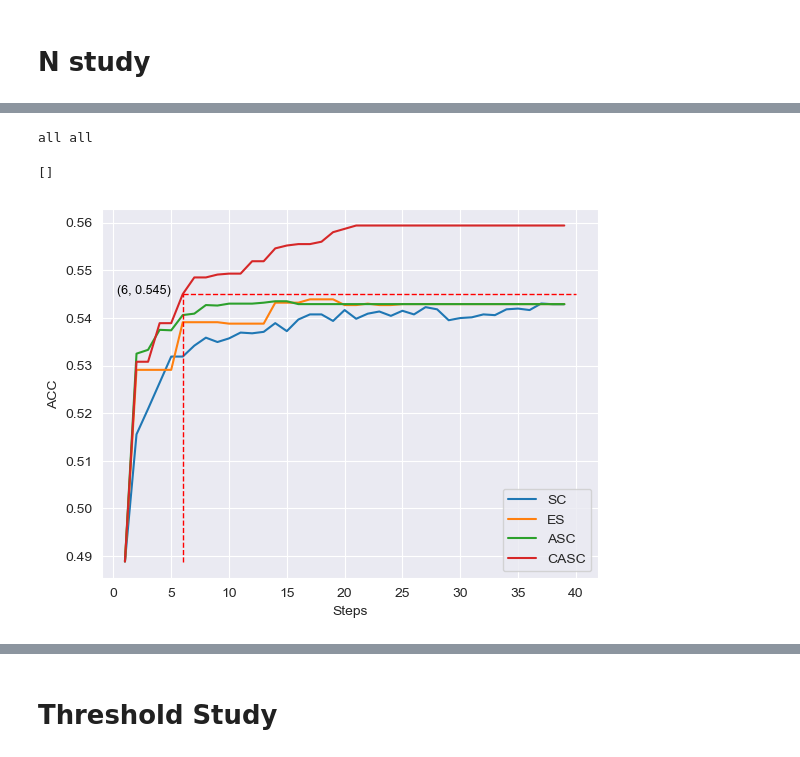
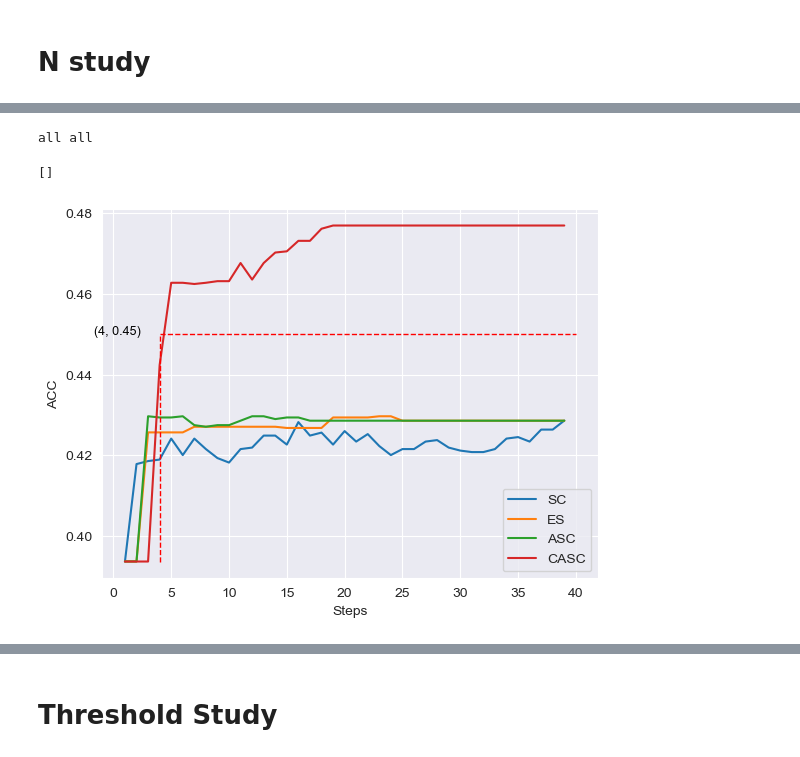
Before and after one commit to wan19990901/SC_conf, a Jupyter notebook: src/experiment_collection/plots.ipynb, the cells around one changed output, grey strips where cells are left out. Drawn from its saved outputs; the diff is of its cells as text; code cells hidden in the pictures.

```diff
--- a/src/experiment_collection/plots.ipynb
+++ b/src/experiment_collection/plots.ipynb
@@ -51,22 +86,18 @@ df_with_features
 # %%
 config = {
-    'benchmark': ['all','gsm','bb','mathqa'],
-    'llm' : ['all','gpt-4','gpt-3.5','claude-3'],
-    'N': [i for i in range(1,16)],
+    'benchmark': ['all','GSM8K_hard','GSM8K_test','MathQA_challenge_test','MathQA_dev','BigBench_hard','BigBench_easy'],
+    'llm' : ['all','gpt-3.5','claude-3','llama3'],
+    'N': [i for i in range(2,16)],
     'threshold': [0.1*i for i in range(11)],
     'stop_algo':['PositiveN','ConsistencyN'],
     'approximator': [customized_LR_model,trained_LR_model]
 }
 # %%
 def get_data(df,benchmark='all',llm = 'all'):
-    if benchmark == 'gsm':
-        df_ = df[df.Name.str.startswith('GSM')]
-    elif benchmark =='bb':
-        df_ = df[df.Name.str.startswith('Big')]
-    elif benchmark == 'mathqa':
-        df_ = df[df.Name.str.startswith('Math')]
+    if benchmark == 'all':
+        df_ = df
     else:
-        df_ = df
+        df_ = df[df.Name == benchmark]
 
     if llm == 'gpt-4':
         df_final = df_[df_.Model.str.startswith('gpt-4')]
@@ -74,6 +105,11 @@ def get_data(df,benchmark='all',llm = 'all'):
         df_final = df_[df_.Model.str.startswith('gpt-3')]
     elif llm == 'claude-3':
         df_final = df_[df_.Model.str.startswith('claude-3')]
+    elif llm == 'llama3':
+        df_final = df_[df_.Model.str.startswith('llama3')]
     else:
         df_final = df_
     return df_final
+# %%
+for benchmark in config['benchmark']:
+    print(len(get_data(df_with_features,benchmark=benchmark)))
@@ -195,4 +645,4 @@ df_main_table
 # %%
-df_N_study = pd.read_csv('../src/experiment_collection/N_study_table.csv')
+# df_N_study = pd.read_csv('../src/experiment_collection/N_study_table.csv')
 df_N_study
 # %% [output]
@@ -243,7 +693,7 @@ sc_step_results = np.array(sc_step_results)
 sc_step_results = sc_step_results.sum(axis=0)/sc_step_results.shape[0]
 df_N_study_gpt4 = df_N_study[(df_N_study.llm == llm)]
 df_N_study_gpt4_all = df_N_study_gpt4[df_N_study_gpt4.benchmark == benchmark]
-casc_steps = df_N_study_gpt4_all['CASC_Avg_Steps'].to_numpy().astype(np.int32)
+casc_steps = df_N_study_gpt4_all['CASC_Avg_Cost'].to_numpy().astype(np.int32)
 casc_acc = df_N_study_gpt4_all['CASC_ACC'].to_numpy()
 casc_step_results = np.zeros(40)
 for i, idx in enumerate(casc_steps):
@@ -285,38 +735,38 @@ step_study_plot_dict = {
 plt.figure()
 sns.lineplot(data=step_study_plot_dict, x='Steps', y='SC', label='SC', linestyle='-')
 sns.lineplot(data=step_study_plot_dict, x='Steps', y='ES', label='ES', linestyle='-')
 sns.lineplot(data=step_study_plot_dict, x='Steps', y='ASC', label='ASC', linestyle='-')
 sns.lineplot(data=step_study_plot_dict, x='Steps', y='CASC', label='CASC', linestyle='-')
 
 # Set the x and y axis labels
 plt.xlabel('Steps')
 plt.ylabel('ACC')
 
 # Find the intersection point
 x_intercept = None
 for i in range(len(step_study_plot_dict['Steps']) - 1):
     if step_study_plot_dict['CASC'][i] < sc_step_results.max() <= step_study_plot_dict['CASC'][i+1]:
         x_intercept = step_study_plot_dict['Steps'][i]+1
         break
 
 # Add the horizontal line (red line)
-plt.hlines(y=0.545, xmin=x_intercept, xmax=40, color='red', linestyle='--', linewidth=1)
+plt.hlines(y=0.45, xmin=x_intercept, xmax=40, color='red', linestyle='--', linewidth=1)
 
 # Add the vertical line at the intersection point
 if x_intercept is not None:
-    plt.vlines(x=x_intercept, ymin=sc_step_results.min(), ymax=0.545, color='red', linestyle='--', linewidth=1)
-    plt.annotate(f'({x_intercept}, {0.545})', xy=(x_intercept, 0.545),
-                 xytext=(x_intercept - 5.7, 0.545),
+    plt.vlines(x=x_intercept, ymin=sc_step_results.min(), ymax=0.45, color='red', linestyle='--', linewidth=1)
+    plt.annotate(f'({x_intercept}, {0.45})', xy=(x_intercept, 0.45),
+                 xytext=(x_intercept - 5.7, 0.45),
                  fontsize=9, color='black')
 
 # Display the plot
 plt.legend()
 plt.savefig('../src/experiment_collection/main_step_acc_plot.jpg', dpi=300, bbox_inches='tight')
 plt.plot()
 # %% [output]
 all all
 []
-[figure, old version]
+[figure, new version]
 # %%
 casc_N = df_N_study_gpt4_all['N'].to_numpy()
 fig, ax1 = plt.subplots()
```
Also changed, not shown: parts of 17 cells of this notebook, 4 other files.
